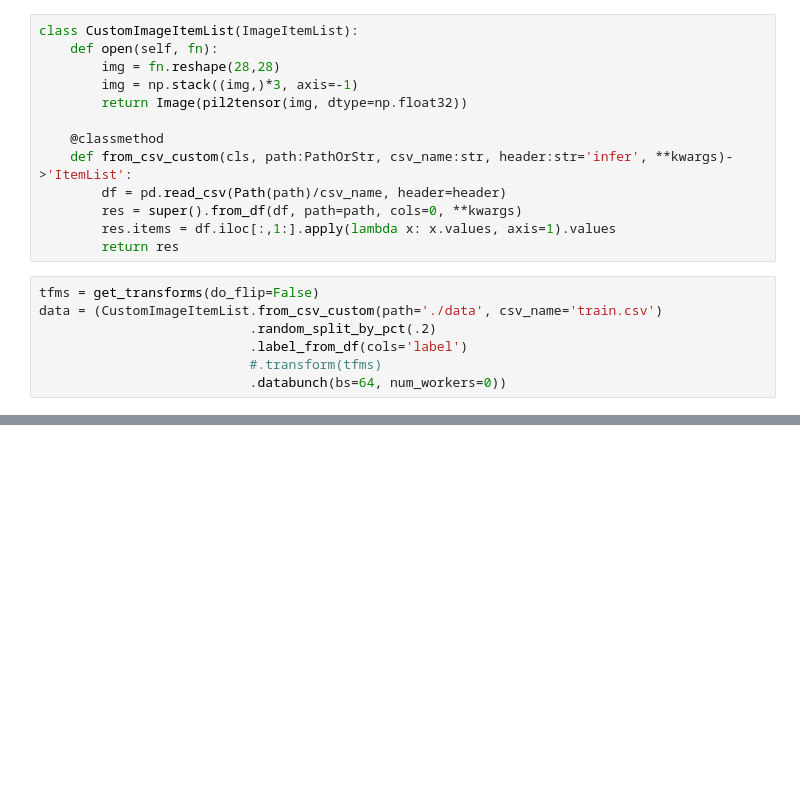
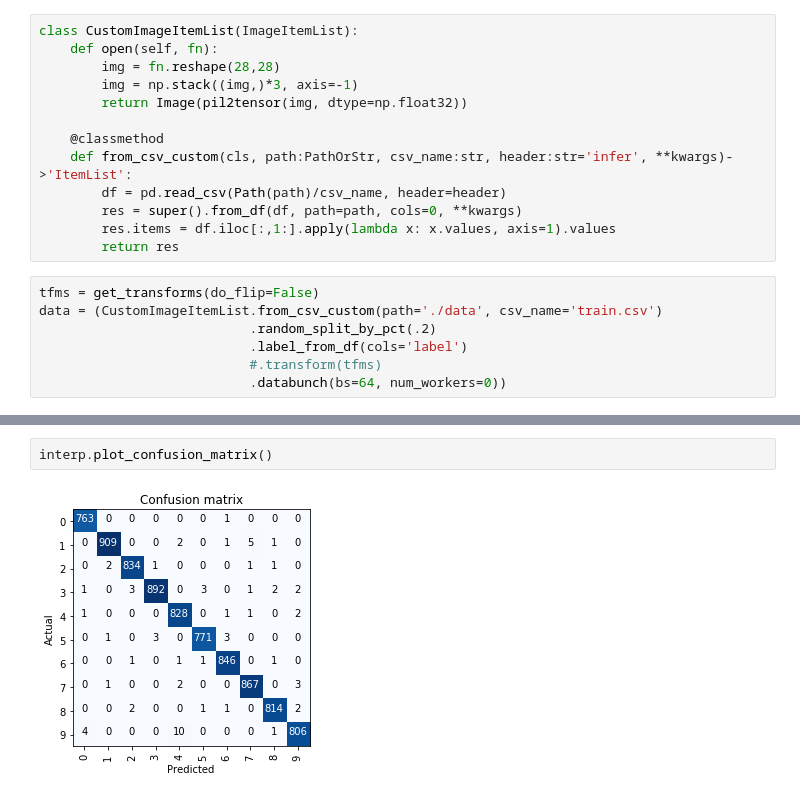
Before and after one commit to dimpata/kaggle, a Jupyter notebook: digit-recognizer/digit-recognizer.ipynb, the cells around one changed output, grey strips where cells are left out. Saved outputs shown, nothing was run; the diff lists cells and outputs as text; blank space fills up the shorter version.

```diff
--- a/digit-recognizer/digit-recognizer.ipynb
+++ b/digit-recognizer/digit-recognizer.ipynb
@@ -40,0 +83,4 @@ RuntimeError: Expected object of scalar type Long but got scalar type Float for
+# %%
+interp.plot_confusion_matrix()
+# %% [output]
+[figure, added]
```
Also changed, not shown: parts of 12 cells of this notebook, 1 other file.
